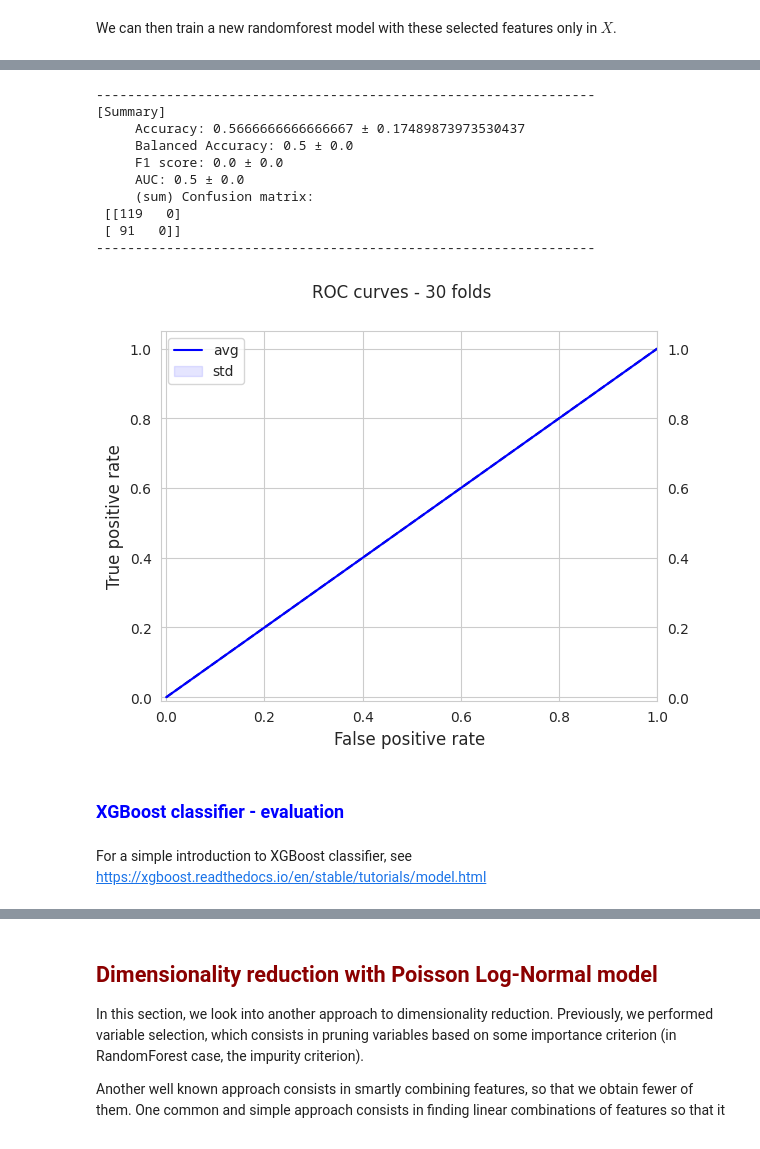
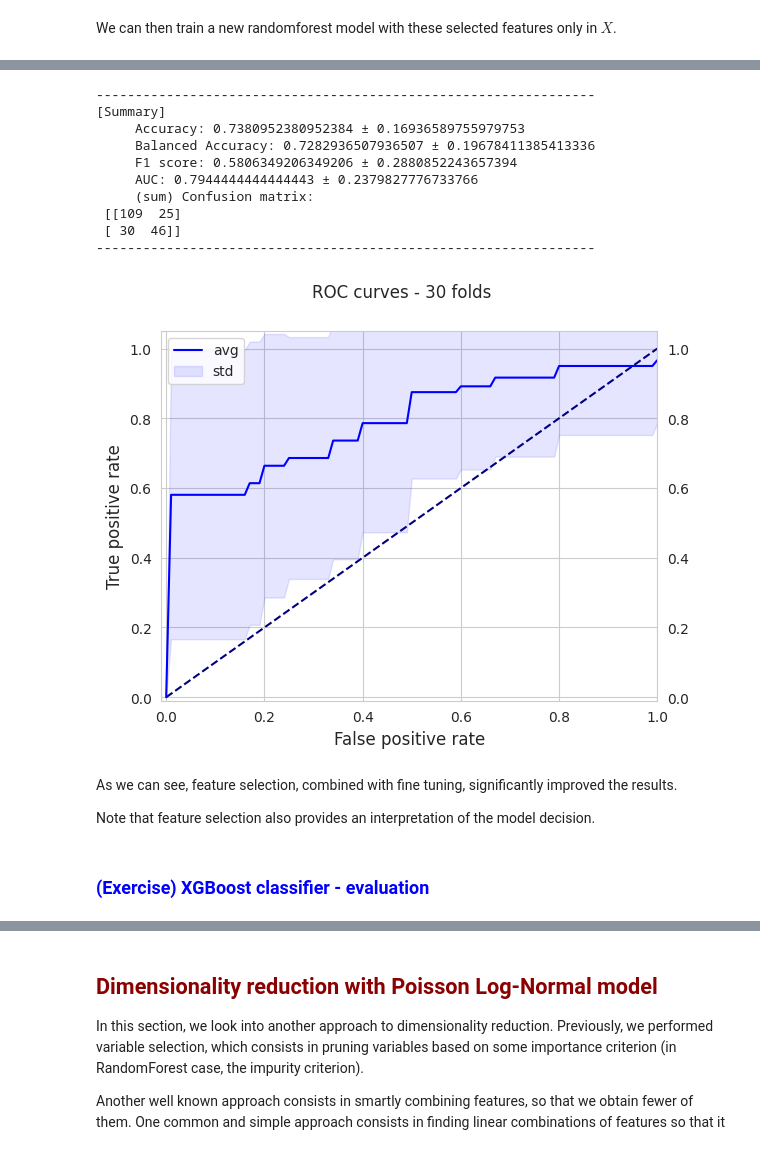
Before and after one commit to AlexandreChaussard/Stage-Microbiote, a Jupyter notebook: Summer school/Gut_Microbiota_visuals_supervised.ipynb, the cells around one changed output, grey strips where cells are left out. Saved outputs shown, nothing was run; the diff lists cells and outputs as text; code cells hidden in the pictures.

Commit message:
notes

```diff
--- a/Summer school/Gut_Microbiota_visuals_supervised.ipynb
+++ b/Summer school/Gut_Microbiota_visuals_supervised.ipynb
@@ -424,7 +430,7 @@ During that study, the individuals health were followed several months after a s
 We store that label information in the vector $Y \in \mathbb{R}^n$ of labels, for which $Y_i \in \{0, 1\}$ indicates whether the patient $i$ has recovered or partially recovered from the disease ($1$ if recovered or partially, $0$ elsewhere).
 # %%
 # Set the precision level in the taxonomy to explore
-p = 5
+p = 3
 # Fetch the taxa abundance samples
 taxonomy, abundance_samples =  microbiota_abundance_trees(precision_max=p)
 # %%
@@ -908,7 +899,7 @@ global_tree.plot(legend=False)
 # %% [markdown]
 We fetch the dataset corresponding to that precision layer.
 # %%
-X, y, bacteria_dic = extract_dataset(abundance_trees, precision=5, bias=False, return_bacteria_nodes=True)
+X, y, bacteria_dic = extract_dataset(abundance_trees, precision=precision_taxonomy, bias=False, return_bacteria_nodes=True)
 print(X.shape)
 print(y.shape)
 print(y.sum(), "/", len(y))
@@ -917,7 +908,17 @@ print(y.sum(), "/", len(y))
 (35,)
 13 / 35
 # %%
+# We compute some statistics on the features to remove those that dont seem relevant
+avg_abundance = X.mean(axis=0)
+count_presence = X.apply(lambda x: x != 0, axis=0).sum(axis=0)
+bacteria_info = pd.DataFrame()
+bacteria_info["name"] = [bacteria_dic[x + min(list(bacteria_dic.keys()))].name for x in X.columns]
+bacteria_info["avg_abundance"] = avg_abundance
+bacteria_info["count_presence"] = count_presence
+bacteria_info = bacteria_info.sort_values(by="count_presence")
+bacteria_info
+
 # We remove the features that we deem irrelevant from a statistical perspective, because they impact 1 individual or less
-X = X.drop(columns=bacteria_info[bacteria_info.count_presence < 1].index)
+X = X.drop(columns=bacteria_info[bacteria_info.count_presence <= 1].index)
 print(X.shape)
 # %% [output]
@@ -981,7 +985,7 @@ from sklearn.metrics import balanced_accuracy_score, confusion_matrix, f1_score,
 import math
 from scipy import interp
 
-def evaluate(model, fold_print=False, print_roc=False, submodel_fun=None, return_scores=False, filter_features=None):
+def evaluate(model, X=X, fold_print=False, print_roc=False, submodel_fun=None, return_scores=False, filter_features=None):
     size = n_folds
     mean_accuracy = np.zeros(size)
     mean_balanced_accuracy = np.zeros(size)
@@ -1374,21 +1378,22 @@ RandomizedSearchCV(cv=ShuffleSplit(n_splits=30, random_state=None, test_size=0.2
                    scoring=<function balanced_accuracy_score at 0x...>,
                    verbose=10)
 # %%
-randomforest_random_grid.best_params_
 evaluate(randomforest_random_grid.best_estimator_, print_roc=True, filter_features=selected_features)
 # %% [output]
 ----------------------------------------------------------------
 [Summary]
-     Accuracy: 0.5666666666666667 ± 0.17489873973530437
-     Balanced Accuracy: 0.5 ± 0.0
-     F1 score: 0.0 ± 0.0
-     AUC: 0.5 ± 0.0
+     Accuracy: 0.7380952380952384 ± 0.16936589755979753
+     Balanced Accuracy: 0.7282936507936507 ± 0.19678411385413336
+     F1 score: 0.5806349206349206 ± 0.2880852243657394
+     AUC: 0.7944444444444443 ± 0.2379827776733766
      (sum) Confusion matrix:
- [[119   0]
- [ 91   0]]
+ [[109  25]
+ [ 30  46]]
 ----------------------------------------------------------------
-[figure, old version]
+[figure, new version]
+# %% [markdown]
+As we can see, feature selection, combined with fine tuning, significantly improved the results.
+
+Note that feature selection also provides an interpretation of the model decision.
 # %% [markdown]
-### <font color=blue> XGBoost classifier - evaluation </font>
+### <font color=blue> (Exercise) XGBoost classifier - evaluation </font>
-# %% [markdown]
-For a simple introduction to XGBoost classifier, see https://xgboost.readthedocs.io/en/stable/tutorials/model.html
```
Also changed, not shown: parts of 50 cells of this notebook, 1 other file.
